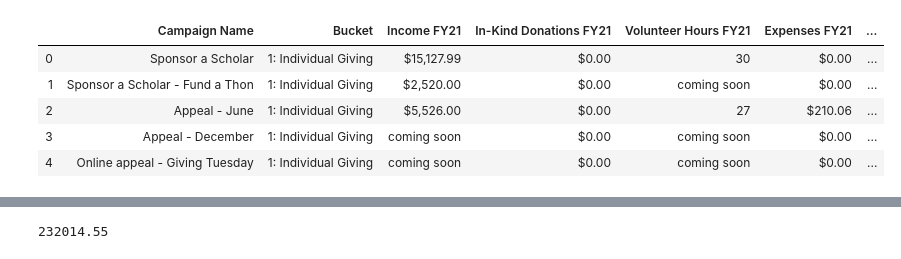
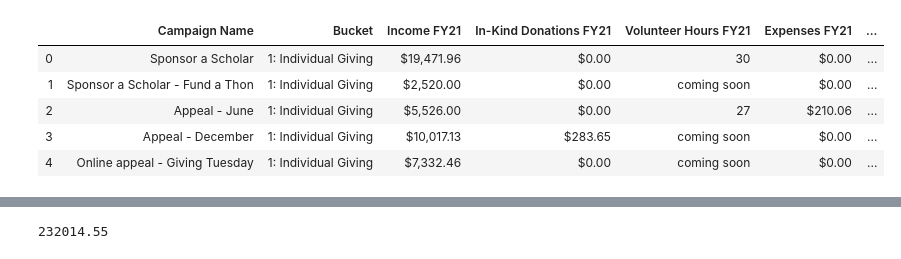
Before and after one commit to patelpurvip/Board-Fundraising-Analysis, a Jupyter notebook: FY20-FY21-Donations.ipynb, the cells around one changed output, grey strips where cells are left out. Cells and saved outputs as stored; diff of their text form; code cells hidden in the pictures.

```diff
--- a/FY20-FY21-Donations.ipynb
+++ b/FY20-FY21-Donations.ipynb
@@ -1,20 +1,20 @@
 # %%
 %matplotlib inline
 import matplotlib.pyplot as plt
 import pandas as pd
 import numpy as np
 import scipy.stats as st
 
-step2 = "Sources/Fundraising Strategy - Step 2, 09.20.20.csv"
+step2 = "Sources/Fundraising Strategy - Step 2, 01.23.21.csv"
 donation_data = pd.read_csv(step2)
 donation_data.head()
 # %% [output]
 |  | Campaign Name | Bucket | Income FY21 | In-Kind Donations FY21 | Volunteer Hours FY21 | Expenses FY21 | ... |
-| 0 | Sponsor a Scholar | 1: Individual Giving | $15,127.99 | $0.00 | 30 | $0.00 | ... |
+| 0 | Sponsor a Scholar | 1: Individual Giving | $19,471.96 | $0.00 | 30 | $0.00 | ... |
 | 1 | Sponsor a Scholar - Fund a Thon | 1: Individual Giving | $2,520.00 | $0.00 | coming soon | $0.00 | ... |
 | 2 | Appeal - June | 1: Individual Giving | $5,526.00 | $0.00 | 27 | $210.06 | ... |
-| 3 | Appeal - December | 1: Individual Giving | coming soon | $0.00 | coming soon | $0.00 | ... |
-| 4 | Online appeal - Giving Tuesday | 1: Individual Giving | coming soon | $0.00 | coming soon | $0.00 | ... |
+| 3 | Appeal - December | 1: Individual Giving | $10,017.13 | $283.65 | coming soon | $0.00 | ... |
+| 4 | Online appeal - Giving Tuesday | 1: Individual Giving | $7,332.46 | $0.00 | coming soon | $0.00 | ... |
 # %%
 FY20_donations = donation_data[['Campaign Name', 'Bucket', 'Income FY20', 'In-Kind Donations FY20', 'Volunteer Hours FY20']]
 FY20_donations[FY20_donations.columns[2:7]] = FY20_donations[FY20_donations.columns[2:7]].replace('[\$,]', '', regex=True).astype(float)
```
Also changed, not shown: parts of 8 cells of this notebook, 10 other files.
